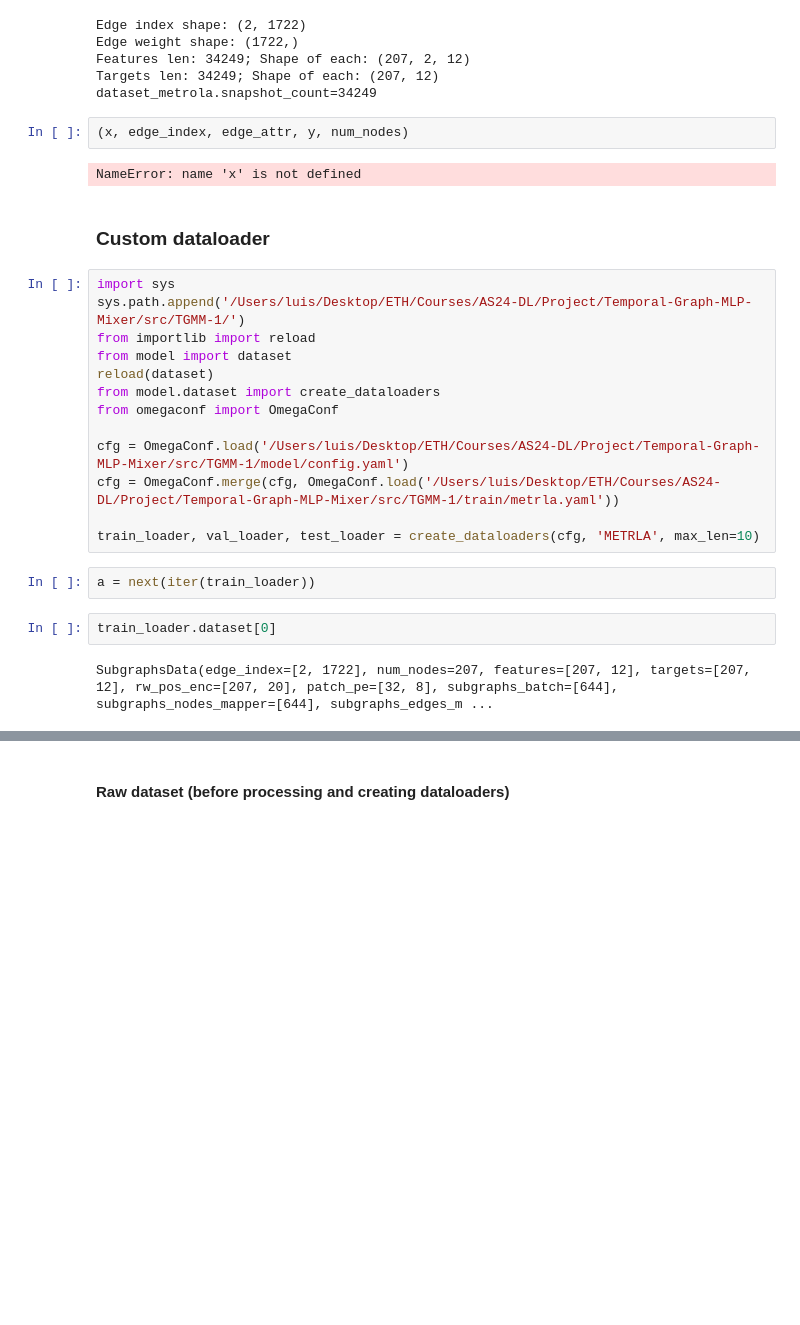
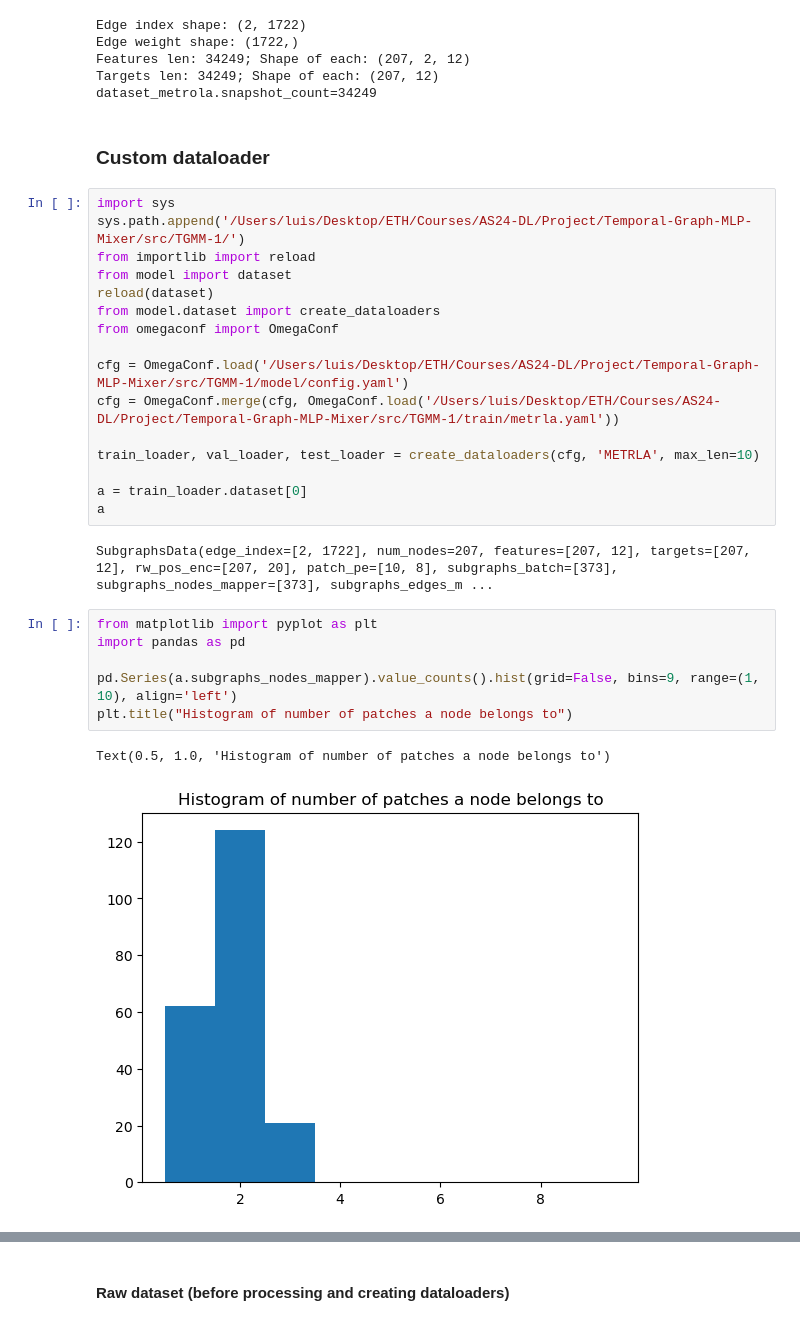
Before and after one commit to Mu-Bilal/Temporal-Graph-MLP-Mixer, a Jupyter notebook: src/TGMM-1/dev/dev1.ipynb, the cells around one changed output, grey strips where cells are left out. Drawn from its saved outputs; the diff is of its cells as text; blank space fills up the shorter version.

Commit message:
Misc model, dataset loading, training changes

```diff
--- a/src/TGMM-1/dev/dev1.ipynb
+++ b/src/TGMM-1/dev/dev1.ipynb
@@ -72,10 +72,6 @@ Edge weight shape: (1722,)
 Features len: 34249; Shape of each: (207, 2, 12)
 Targets len: 34249; Shape of each: (207, 12)
 dataset_metrola.snapshot_count=34249
-# %%
-(x, edge_index, edge_attr, y, num_nodes)
-# %% [output]
-NameError: name 'x' is not defined
 # %% [markdown]
 ### Custom dataloader
 # %%
@@ -91,12 +87,20 @@ cfg = OmegaConf.load('/Users/luis/Desktop/ETH/Courses/AS24-DL/Project/Temporal-G
 cfg = OmegaConf.merge(cfg, OmegaConf.load('/Users/luis/Desktop/ETH/Courses/AS24-DL/Project/Temporal-Graph-MLP-Mixer/src/TGMM-1/train/metrla.yaml'))
 
 train_loader, val_loader, test_loader = create_dataloaders(cfg, 'METRLA', max_len=10)
+
+a = train_loader.dataset[0]
+a
+# %% [output]
+SubgraphsData(edge_index=[2, 1722], num_nodes=207, features=[207, 12], targets=[207, 12], rw_pos_enc=[207, 20], patch_pe=[10, 8], subgraphs_batch=[373], subgraphs_nodes_mapper=[373], subgraphs_edges_m ...
-# %%
-a = next(iter(train_loader))
-# %%
-train_loader.dataset[0]
-# %% [output]
-SubgraphsData(edge_index=[2, 1722], num_nodes=207, features=[207, 12], targets=[207, 12], rw_pos_enc=[207, 20], patch_pe=[32, 8], subgraphs_batch=[644], subgraphs_nodes_mapper=[644], subgraphs_edges_m ...
+# %%
+from matplotlib import pyplot as plt
+import pandas as pd
+
+pd.Series(a.subgraphs_nodes_mapper).value_counts().hist(grid=False, bins=9, range=(1, 10), align='left')
+plt.title("Histogram of number of patches a node belongs to")
+# %% [output]
+Text(0.5, 1.0, 'Histogram of number of patches a node belongs to')
+[figure, added]
 # %%
 subgraph_count = a.subgraphs_batch.max()
 patch_node_map = [a.subgraphs_nodes_mapper[a.subgraphs_batch == i] for i in range(subgraph_count)]
```
Also changed, not shown: parts of 7 cells of this notebook, 6 other files.
